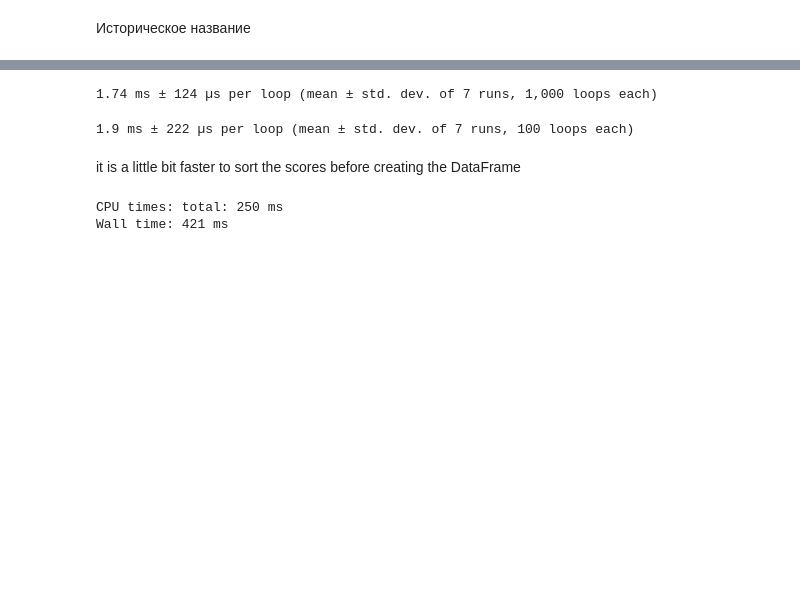
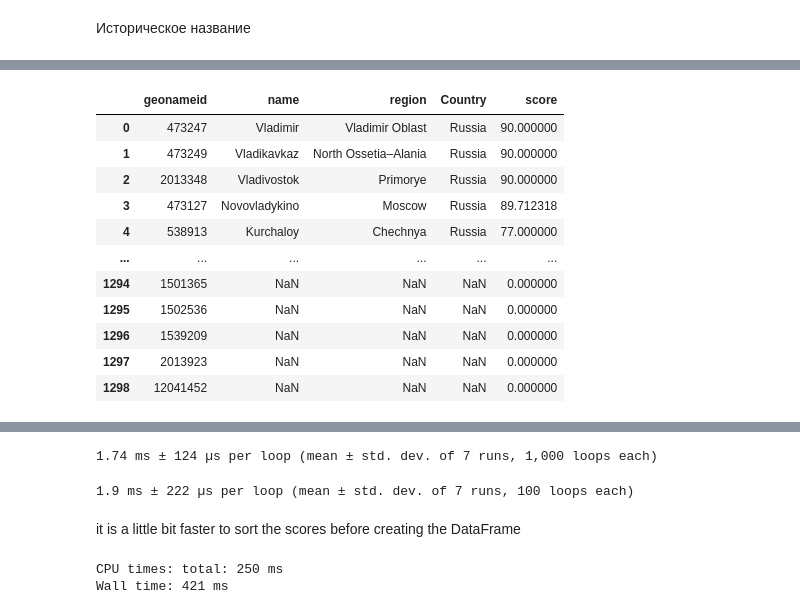
Before and after one commit to eburakova/geoname_matching, a Jupyter notebook: main.ipynb, the cells around one changed output, grey strips where cells are left out. Cells and saved outputs as stored; diff of their text form; code cells hidden in the pictures; blank space fills up the shorter version.

```diff
--- a/main.ipynb
+++ b/main.ipynb
@@ -611,30 +658,67 @@ def search_exp(query, k=10):
     result.insert(1, column='score', value=list(sorted_scores.values())[:k]) # insert the scores
     return result# df_.loc[indexes]
 # %%
-def search_exp_lowmem(query, k=10):
-    if detect_language(query) is not None:
-        query = slugify(query)
-    scores = {} # container for match scores for each city
+"The rapid fuzzy search - scoring with root mean square difference. RMSD puts higher weight onto closer matches"
+k=10
+# query = "Атомград"
+query = "Влад"
 
-    for ind, name_list in d.items(): ## for each city calculate similarity scores with evry alternative name
-        _ = np.array(process.extract(query, name_list)) # so that the exponent is not too large!
-        # Calculate the function
-        scores[ind] = np.exp(_[:, 1].astype(int)).sum() / len(_)
-        scores[ind] = np.log(scores[ind])  # sum up the exponents of the scores...
+if detect_language(query) is not None:
+    query = slugify(query)
+scores = {} # container for match scores for each city
 
-    # sorted by the matching score (.2 ms faster with the native Python function)
-    scores_df = pd.DataFrame.from_records(
-        sorted(scores.items(), key=lambda item: item[1], reverse=True), columns=['geonameid', 'score'])
+for ind, name_list in d.items(): ## for each city calculate similarity scores with evry alternative name
+    _ = np.array(process.extract(query, name_list)) # so that the exponent is not too large!
+    # Calculate the function
+    scores[ind] = np.exp(_[:, 1].astype(int)).sum() / len(_)
+    scores[ind] = np.log(scores[ind])  # sum up the exponents of the scores...
 
-    indexes = tuple(scores_df.loc[:k, 'geonameid']) # select the DataFrame indicies of the top k
+# sorted by the matching score (.2 ms faster with the native Python function)
+scores_df = pd.DataFrame.from_records(
+    sorted(scores.items(), key=lambda item: item[1], reverse=True), columns=['geonameid', 'score'])
 
-    query = f'''
-        SELECT geonameid, country_code, name, asciiname, population, ci."Country"
-        FROM cities15000
-        LEFT JOIN (SELECT "ISO", "Country" FROM "countryInfo") AS ci
-        ON cities15000.country_code = ci."ISO"
-        WHERE geonameid IN {indexes};
-    '''
-    qres = pd.read_sql_query(query, con=engine).drop_duplicates()
+indexes = tuple(scores_df.loc[:k, 'geonameid']) # select the DataFrame indicies of the top k
 
-    return pd.merge(qres, scores_df, on='geonameid', how='right')
+query = f'''
+    SELECT
+        cities.geonameid,
+        cities.name,
+        regions.name as region,
+        ci."Country"
+
+    FROM
+        cities15000 AS cities
+    LEFT JOIN
+        (SELECT "ISO", "Country" FROM "countryInfo") AS ci
+    ON
+        cities.country_code = ci."ISO"
+    LEFT JOIN
+        "admin1CodesASCII" AS regions
+    ON
+        COALESCE(cities.country_code, '') || '.' || COALESCE(cities.admin1_code, '') = regions.code
+    WHERE
+        cities.geonameid IN {indexes};
+'''
+
+qres = pd.read_sql_query(query, con=engine).drop_duplicates()
+
+# result = df.loc[indexes] # return the maches in the desired form
+# result.insert(1, column='score', value=list(sorted_scores.values())[:k]) # insert the scores
+#qres
+result = pd.merge(qres, scores_df, on='geonameid', how='right')
+
+#result.loc[:, 'score'] = result.loc[:, 'score'].div(result.loc[:, 'score'].max())
+result # df_.loc[indexes]
+# %% [output]
+|  | geonameid | name | region | Country | score |
+| 0 | 473247 | Vladimir | Vladimir Oblast | Russia | 90.000000 |
+| 1 | 473249 | Vladikavkaz | North Ossetia–Alania | Russia | 90.000000 |
+| 2 | 2013348 | Vladivostok | Primorye | Russia | 90.000000 |
+| 3 | 473127 | Novovladykino | Moscow | Russia | 89.712318 |
+| 4 | 538913 | Kurchaloy | Chechnya | Russia | 77.000000 |
+| ... | ... | ... | ... | ... | ... |
+| 1294 | 1501365 | NaN | NaN | NaN | 0.000000 |
+| 1295 | 1502536 | NaN | NaN | NaN | 0.000000 |
+| 1296 | 1539209 | NaN | NaN | NaN | 0.000000 |
+| 1297 | 2013923 | NaN | NaN | NaN | 0.000000 |
+| 1298 | 12041452 | NaN | NaN | NaN | 0.000000 |
```
Also changed, not shown: parts of 23 cells of this notebook.
